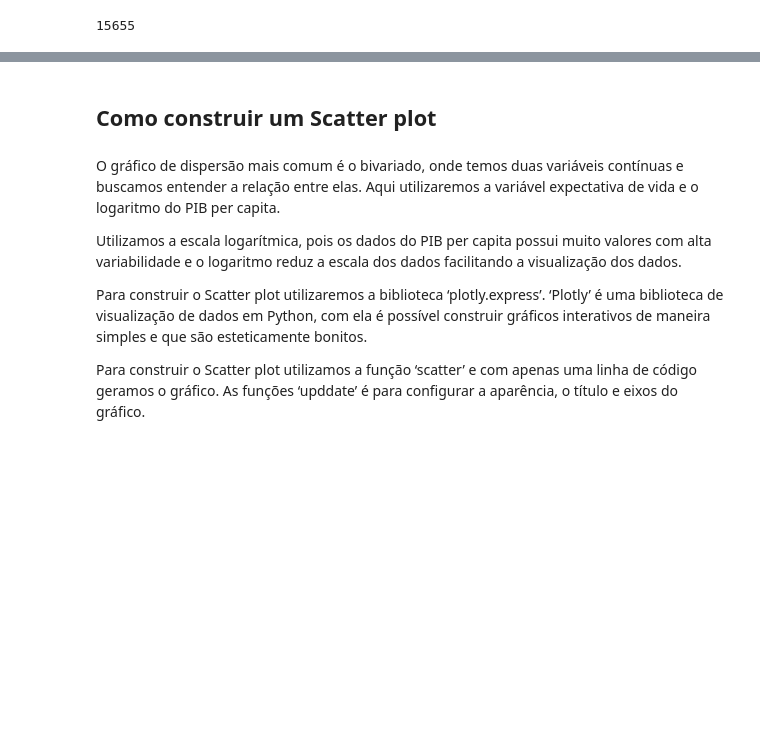
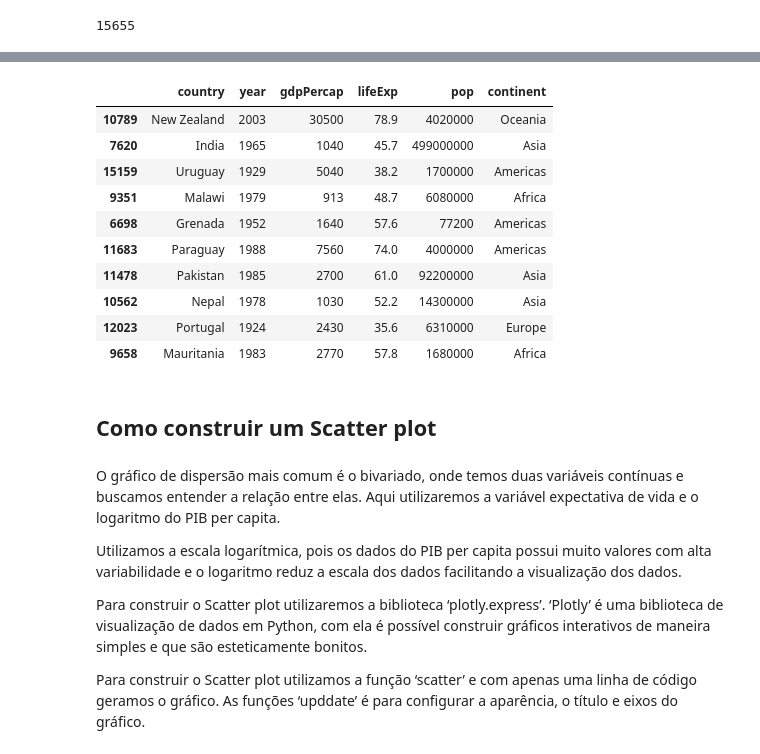
Before and after one commit to EddyGiusepe/Scatter_plot, a Jupyter notebook: Plot_scatter.ipynb, the cells around one changed output, grey strips where cells are left out. Drawn from its saved outputs; the diff is of its cells as text; code cells hidden in the pictures; blank space fills up the shorter version.

```diff
--- a/Plot_scatter.ipynb
+++ b/Plot_scatter.ipynb
@@ -74,3 +80,17 @@ len(df)
+# %%
+df.sample(10)
+# %% [output]
+|  | country | year | gdpPercap | lifeExp | pop | continent |
+| 10789 | New Zealand | 2003 | 30500 | 78.9 | 4020000 | Oceania |
+| 7620 | India | 1965 | 1040 | 45.7 | 499000000 | Asia |
+| 15159 | Uruguay | 1929 | 5040 | 38.2 | 1700000 | Americas |
+| 9351 | Malawi | 1979 | 913 | 48.7 | 6080000 | Africa |
+| 6698 | Grenada | 1952 | 1640 | 57.6 | 77200 | Americas |
+| 11683 | Paraguay | 1988 | 7560 | 74.0 | 4000000 | Americas |
+| 11478 | Pakistan | 1985 | 2700 | 61.0 | 92200000 | Asia |
+| 10562 | Nepal | 1978 | 1030 | 52.2 | 14300000 | Asia |
+| 12023 | Portugal | 1924 | 2430 | 35.6 | 6310000 | Europe |
+| 9658 | Mauritania | 1983 | 2770 | 57.8 | 1680000 | Africa |
 # %% [markdown]
 ## Como construir um Scatter plot
 # %% [markdown]
```
Also changed, not shown: parts of 27 cells of this notebook.
